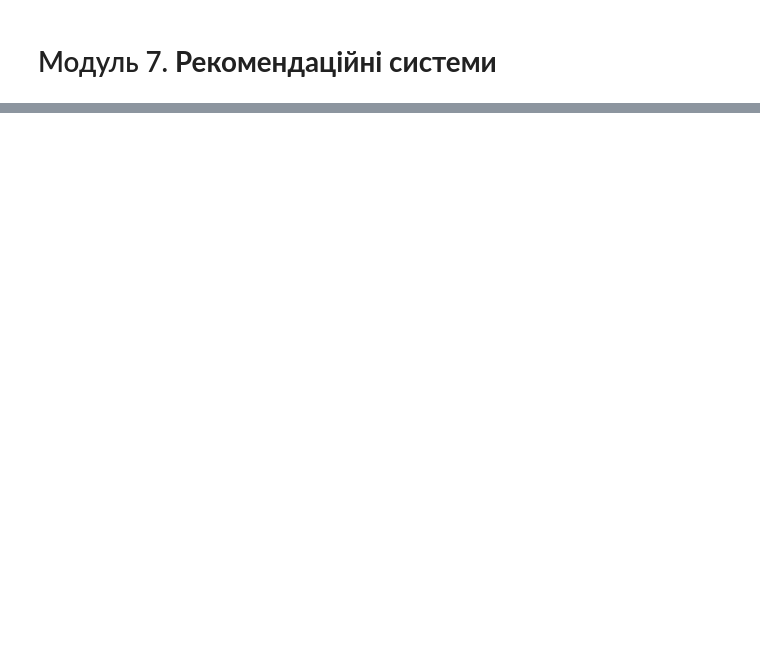
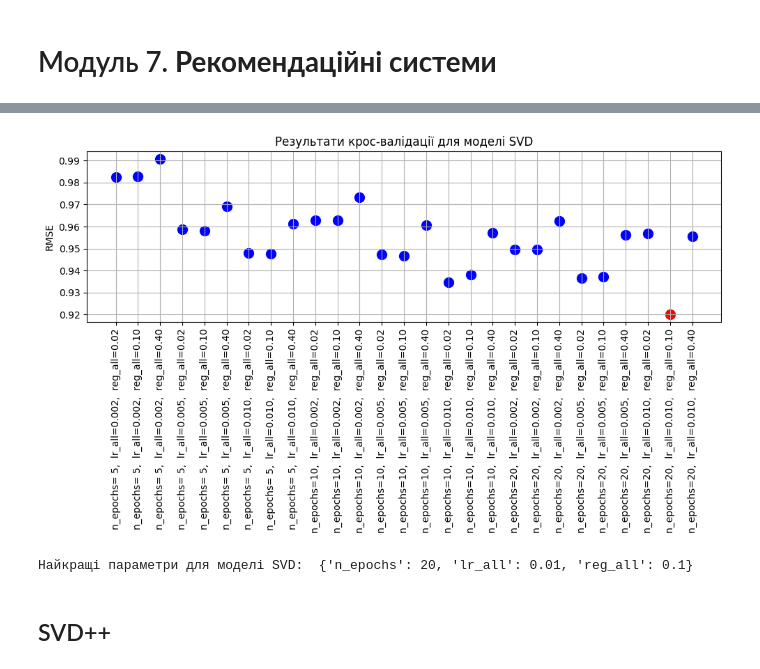
Before and after one commit to KyryloChalov/DS, a Jupyter notebook: HW_07/hw7.ipynb, the cells around one changed output, grey strips where cells are left out. Drawn from its saved outputs; the diff is of its cells as text; code cells hidden in the pictures; blank space fills up the shorter version.

```diff
--- a/HW_07/hw7.ipynb
+++ b/HW_07/hw7.ipynb
@@ -43,0 +22,2 @@ df_2d.head()
+# %%
+data = Dataset.load_builtin("ml-100k", prompt=False)
@@ -60,0 +83,38 @@ memory usage: 4.8 KB
+# %%
+# побудова точкової діаграми розподілу RMSE в залежності від комбінації параметрів params.
+
+def plt_rmse_diagram(results_cv, params, model, best_score_rmse):
+    plt.figure(figsize=(10, 6))
+
+    n_epochs = params["n_epochs"]
+    lr_all = params["lr_all"] if model != "nmf" else params["lr_bu"]
+    reg_all = params["reg_all"] if model != "nmf" else params["reg_bu"]
+
+    num_point = 0  # лічильник точок = i * len(n_epochs)*len(reg_all) + j * len(reg_all) + k
+
+    for _, n_epoch in enumerate(n_epochs):
+        for _, lr in enumerate(lr_all):
+            for _, reg in enumerate(reg_all):
+
+                if model != 'nmf':
+                    params_str = f"n_epochs={'' if n_epoch>9 else ' '}{n_epoch},  lr_all={lr:.3f},  reg_all={reg:.2f}"
+                else:
+                    params_str = f"n_epochs={'' if n_epoch>9 else ' '}{n_epoch},  lr_bu={lr:.3f},  reg_bu={reg:.2f}"
+                mean_rmse = results_cv["mean_test_rmse"][num_point]
+
+                plt.scatter(
+                    params_str,
+                    mean_rmse,
+                    color="red" if mean_rmse == best_score_rmse else "blue",
+                    s=100,
+                )
+                num_point += 1
+
+    # plt.xlabel("Parameters")
+    plt.ylabel("RMSE")
+    plt.title("Результати крос-валідації для моделі " + str(model.upper()))
+    plt.xticks(rotation=90)
+    plt.grid(True)
+
+    plt.tight_layout()
+    plt.show()
@@ -60,0 +146,3 @@ memory usage: 4.8 KB
+# %%
+print("Cross-validating SVD...")
+svd_grid_search, svd_best_score_rmse = grid_search_model(SVD)
@@ -60,0 +157,12 @@ memory usage: 4.8 KB
+# %%
+plt_rmse_diagram(svd_grid_search.cv_results, params_svd, 'svd', best_score_rmse=svd_best_score_rmse)
+# %% [output]
+[figure, added]
+# %%
+print(
+    "Найкращі параметри для моделі SVD: \033[93m", svd_grid_search.best_params["rmse"]
+)
+# %% [output]
+Найкращі параметри для моделі SVD:  {'n_epochs': 20, 'lr_all': 0.01, 'reg_all': 0.1}
+# %% [markdown]
+## SVD++
```
Also changed, not shown: parts of 29 cells of this notebook, 2 other files.
